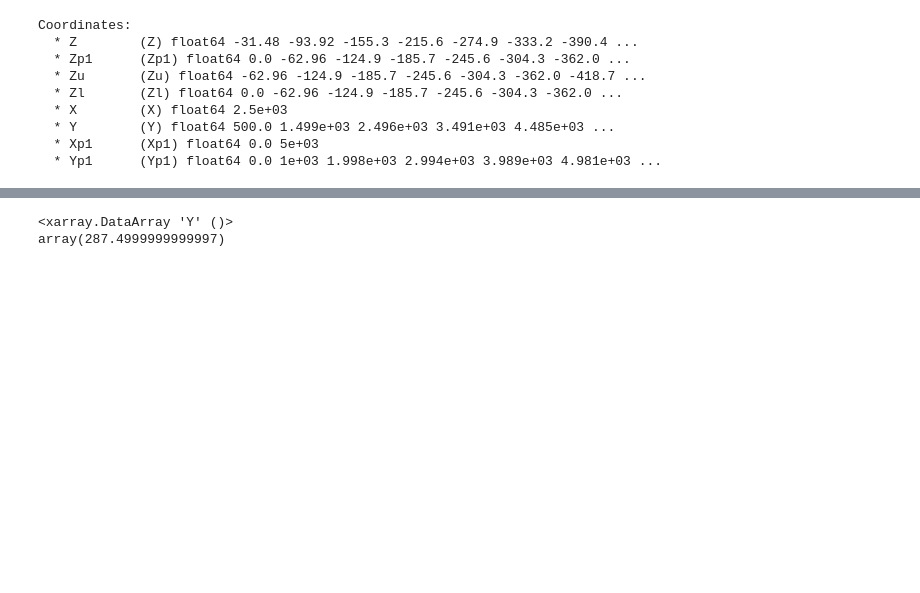
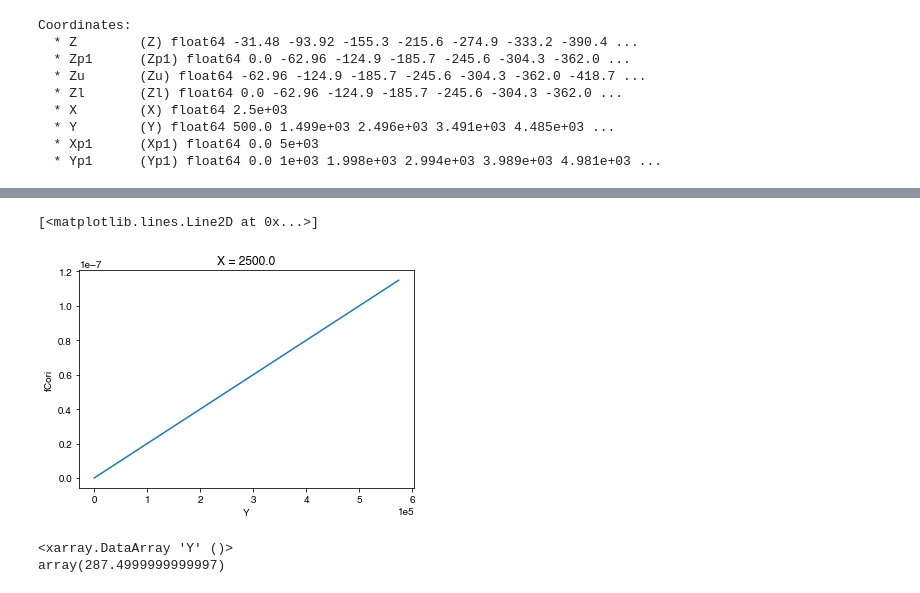
Before and after one commit to gunnarvoet/flow-across-bump, a Jupyter notebook: analysis/bump_analysis.ipynb, the cells around one changed output, grey strips where cells are left out. Cells and saved outputs as stored; diff of their text form; code cells hidden in the pictures; blank space fills up the shorter version.

```diff
--- a/analysis/bump_analysis.ipynb
+++ b/analysis/bump_analysis.ipynb
@@ -117,0 +138,5 @@ Coordinates:
+# %%
+grid.fCori.plot()
+# %% [output]
+[<matplotlib.lines.Line2D at 0x...>]
+[figure, added]
```
Also changed, not shown: parts of 58 cells of this notebook, 4 other files.
